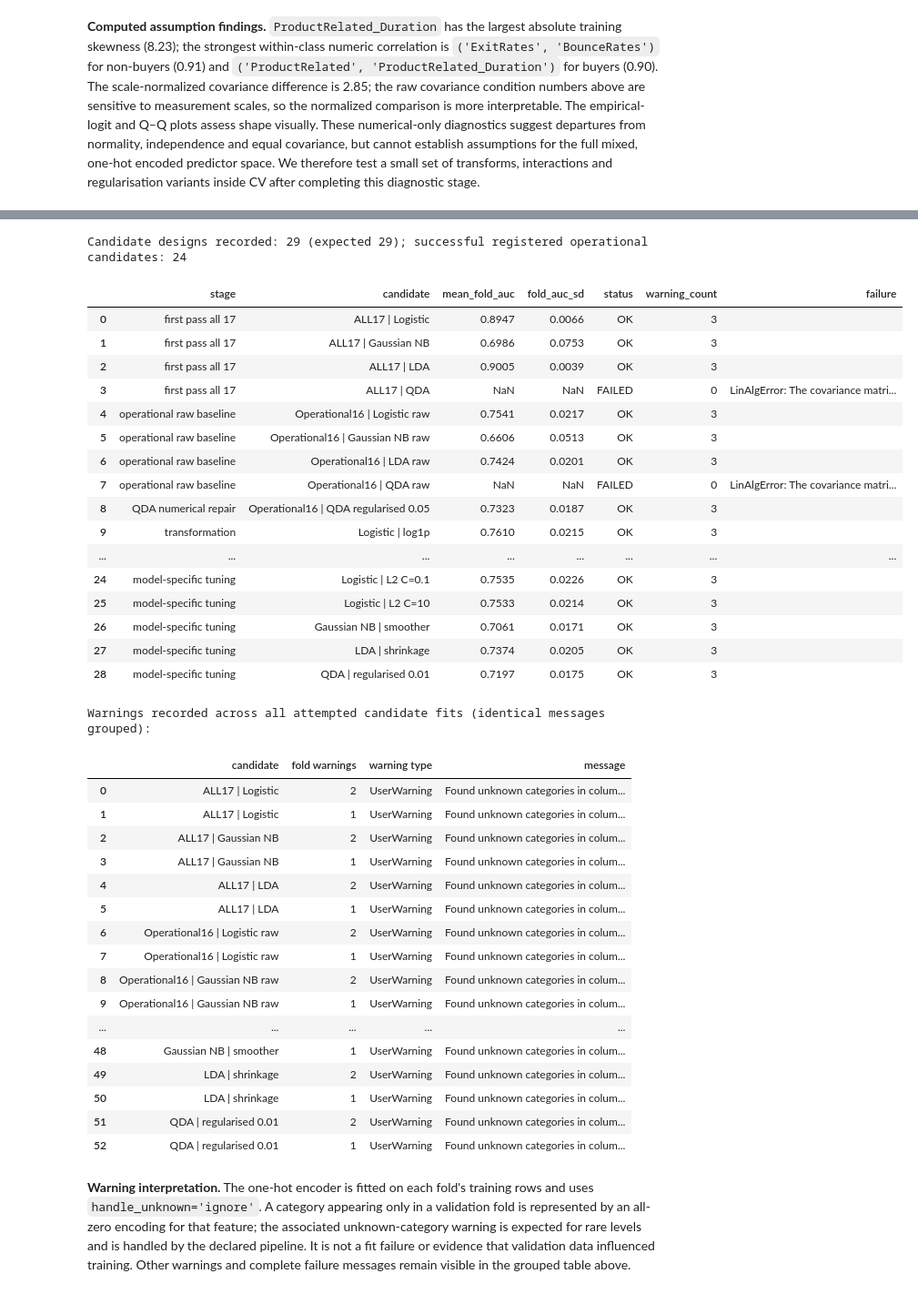
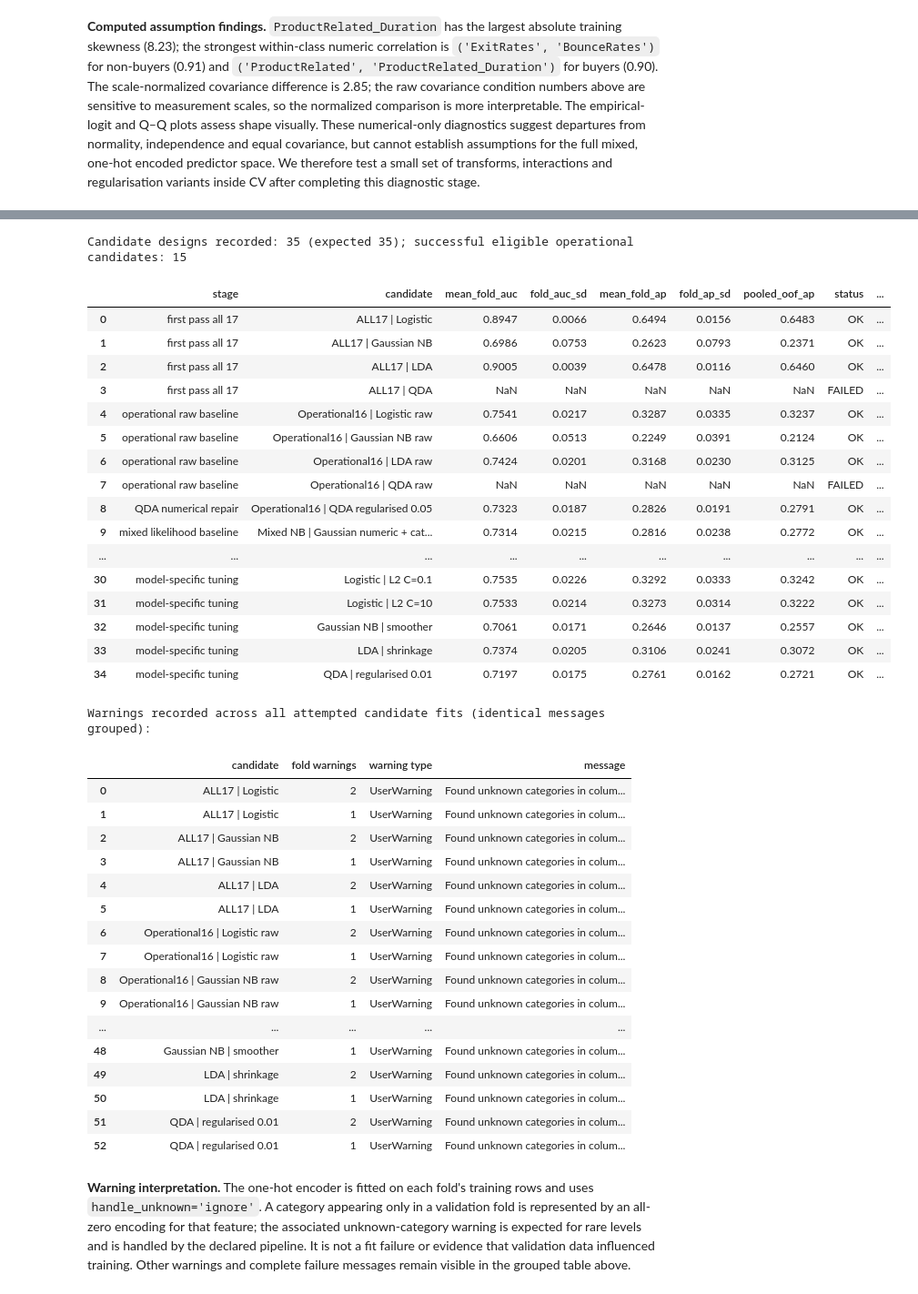
Before and after one commit to lyd-sg/dsa211, a Jupyter notebook: online_shoppers_revised.ipynb, the cells around one changed output, grey strips where cells are left out. Shown at 91% size. Saved outputs shown, nothing was run; the diff lists cells and outputs as text; code cells hidden in the pictures.

```diff
--- a/online_shoppers_revised.ipynb
+++ b/online_shoppers_revised.ipynb
@@ -397,7 +476,8 @@ for family,label in BASELINE_LABELS.items():
     if label not in RESULTS or 'oof' not in RESULTS[label]: continue
     prob=RESULTS[label]['oof']; rates=confusion_rates(ytr,prob,.5)
     baseline_rows.append({'family':family,'candidate':label,
-        'mean fold AUC':np.mean(RESULTS[label]['fold_auc']),'pooled OOF AUC':roc_auc_score(ytr,prob),
+        'mean fold AUC':np.mean(RESULTS[label]['fold_auc']),'fold AUC SD':np.std(RESULTS[label]['fold_auc'],ddof=1),'pooled OOF AUC':roc_auc_score(ytr,prob),
+        'mean fold AP':np.mean(RESULTS[label]['fold_ap']),'fold AP SD':np.std(RESULTS[label]['fold_ap'],ddof=1),'pooled OOF AP':average_precision_score(ytr,prob),
         'Brier':brier_score_loss(ytr,prob),'sensitivity @ .5':rates['sensitivity'],
         'specificity @ .5':rates['specificity'],**{k:rates[k] for k in ['TP','FP','FN','TN']}})
     fpr,tpr,_=roc_curve(ytr,prob); ax.plot(fpr,tpr,label=f'{family} (AUC={roc_auc_score(ytr,prob):.3f})')
@@ -547,50 +700,55 @@ Scale-normalized Frobenius difference between class covariance matrices: 2.851
 # %%
-CANDIDATES={name:label for name,label in BASELINE_LABELS.items()}
-if repair_row['status']=='OK': CANDIDATES['QDA (regularised)']=repair
+LEGACY_CANDIDATES={name:label for name,label in BASELINE_LABELS.items()}
+if repair_row['status']=='OK': LEGACY_CANDIDATES['QDA (regularised)']=repair
+CANDIDATES={}
 for transform in ['log1p','yeojohnson','quantile','zeroind']:
     for name in ['Logistic','Gaussian NB','LDA']:
         label=f'{name} | {transform}'
         row=evaluate(label,MODELS[name],SAFE,transform,stage='transformation')
-        if row['status']=='OK': CANDIDATES[label]=label
+        if row['status']=='OK': LEGACY_CANDIDATES[label]=label
 five=['ExitRates','ProductRelated_Duration','Month','TrafficType','VisitorType']
 for label,model,columns,transform,poly in [
     ('Logistic | raw interactions',MODELS['Logistic'],SAFE,'raw',True),
     ('Logistic | five original predictors',MODELS['Logistic'],five,'raw',False),
     ('LDA | yeojohnson interactions',MODELS['LDA'],SAFE,'yeojohnson',True)]:
     row=evaluate(label,model,columns,transform,poly,stage='nonlinearity or subset')
-    if row['status']=='OK': CANDIDATES[label]=label
+    if row['status']=='OK': LEGACY_CANDIDATES[label]=label
 for label,model,transform in [
     ('Logistic | L2 C=0.1',LogisticRegression(C=.1,max_iter=3000),'raw'),
     ('Logistic | L2 C=10',LogisticRegression(C=10,max_iter=3000),'raw'),
     ('Gaussian NB | smoother',GaussianNB(var_smoothing=1e-5),'raw'),
     ('LDA | shrinkage',LinearDiscriminantAnalysis(solver='lsqr',shrinkage='auto'),'raw'),
     ('QDA | regularised 0.01',QuadraticDiscriminantAnalysis(reg_param=.01),'raw')]:
     row=evaluate(label,model,SAFE,transform,stage='model-specific tuning')
-    if row['status']=='OK': CANDIDATES[label]=label
+    if row['status']=='OK': LEGACY_CANDIDATES[label]=label
 LED=pd.DataFrame(LEDGER)
-print(f'Candidate designs recorded: {len(LED)} (expected 29); successful registered operational candidates: {len(CANDIDATES)}')
-display(LED[['stage','candidate','mean_fold_auc','fold_auc_sd','status','warning_count','failure']].round(4))
+# Logistic supports one-hot categories; use only the mixed likelihood and numeric-only alternatives for NB/LDA/QDA.
+CANDIDATES={label:label for label in LEGACY_CANDIDATES.values()
+    if label.startswith('Operational16 | Logistic') or label.startswith('Logistic |')}
+for label in NEW_MODEL_CANDIDATES: CANDIDATES[label]=label
+print(f'Candidate designs recorded: {len(LED)} (expected 35); successful eligible operational candidates: {len(CANDIDATES)}')
+display(LED[['stage','candidate','mean_fold_auc','fold_auc_sd','mean_fold_ap','fold_ap_sd','pooled_oof_ap','status','warning_count','failure']].round(4))
 print('Warnings recorded across all attempted candidate fits (identical messages grouped):')
 display(warning_table())
 # %% [output]
-Candidate designs recorded: 29 (expected 29); successful registered operational candidates: 24
+Candidate designs recorded: 35 (expected 35); successful eligible operational candidates: 15
-|  | stage | candidate | mean_fold_auc | fold_auc_sd | status | warning_count | failure |
-| 0 | first pass all 17 | ALL17 | Logistic | 0.8947 | 0.0066 | OK | 3 |  |
-| 1 | first pass all 17 | ALL17 | Gaussian NB | 0.6986 | 0.0753 | OK | 3 |  |
-| 2 | first pass all 17 | ALL17 | LDA | 0.9005 | 0.0039 | OK | 3 |  |
-| 3 | first pass all 17 | ALL17 | QDA | NaN | NaN | FAILED | 0 | LinAlgError: The covariance matri... |
-| 4 | operational raw baseline | Operational16 | Logistic raw | 0.7541 | 0.0217 | OK | 3 |  |
-| 5 | operational raw baseline | Operational16 | Gaussian NB raw | 0.6606 | 0.0513 | OK | 3 |  |
-| 6 | operational raw baseline | Operational16 | LDA raw | 0.7424 | 0.0201 | OK | 3 |  |
-| 7 | operational raw baseline | Operational16 | QDA raw | NaN | NaN | FAILED | 0 | LinAlgError: The covariance matri... |
-| 8 | QDA numerical repair | Operational16 | QDA regularised 0.05 | 0.7323 | 0.0187 | OK | 3 |  |
-| 9 | transformation | Logistic | log1p | 0.7610 | 0.0215 | OK | 3 |  |
-| ... | ... | ... | ... | ... | ... | ... | ... |
-| 24 | model-specific tuning | Logistic | L2 C=0.1 | 0.7535 | 0.0226 | OK | 3 |  |
-| 25 | model-specific tuning | Logistic | L2 C=10 | 0.7533 | 0.0214 | OK | 3 |  |
-| 26 | model-specific tuning | Gaussian NB | smoother | 0.7061 | 0.0171 | OK | 3 |  |
-| 27 | model-specific tuning | LDA | shrinkage | 0.7374 | 0.0205 | OK | 3 |  |
-| 28 | model-specific tuning | QDA | regularised 0.01 | 0.7197 | 0.0175 | OK | 3 |  |
+|  | stage | candidate | mean_fold_auc | fold_auc_sd | mean_fold_ap | fold_ap_sd | pooled_oof_ap | status | ... |
+| 0 | first pass all 17 | ALL17 | Logistic | 0.8947 | 0.0066 | 0.6494 | 0.0156 | 0.6483 | OK | ... |
+| 1 | first pass all 17 | ALL17 | Gaussian NB | 0.6986 | 0.0753 | 0.2623 | 0.0793 | 0.2371 | OK | ... |
+| 2 | first pass all 17 | ALL17 | LDA | 0.9005 | 0.0039 | 0.6478 | 0.0116 | 0.6460 | OK | ... |
+| 3 | first pass all 17 | ALL17 | QDA | NaN | NaN | NaN | NaN | NaN | FAILED | ... |
+| 4 | operational raw baseline | Operational16 | Logistic raw | 0.7541 | 0.0217 | 0.3287 | 0.0335 | 0.3237 | OK | ... |
+| 5 | operational raw baseline | Operational16 | Gaussian NB raw | 0.6606 | 0.0513 | 0.2249 | 0.0391 | 0.2124 | OK | ... |
+| 6 | operational raw baseline | Operational16 | LDA raw | 0.7424 | 0.0201 | 0.3168 | 0.0230 | 0.3125 | OK | ... |
+| 7 | operational raw baseline | Operational16 | QDA raw | NaN | NaN | NaN | NaN | NaN | FAILED | ... |
+| 8 | QDA numerical repair | Operational16 | QDA regularised 0.05 | 0.7323 | 0.0187 | 0.2826 | 0.0191 | 0.2791 | OK | ... |
+| 9 | mixed likelihood baseline | Mixed NB | Gaussian numeric + cat... | 0.7314 | 0.0215 | 0.2816 | 0.0238 | 0.2772 | OK | ... |
+| ... | ... | ... | ... | ... | ... | ... | ... | ... | ... |
+| 30 | model-specific tuning | Logistic | L2 C=0.1 | 0.7535 | 0.0226 | 0.3292 | 0.0333 | 0.3242 | OK | ... |
+| 31 | model-specific tuning | Logistic | L2 C=10 | 0.7533 | 0.0214 | 0.3273 | 0.0314 | 0.3222 | OK | ... |
+| 32 | model-specific tuning | Gaussian NB | smoother | 0.7061 | 0.0171 | 0.2646 | 0.0137 | 0.2557 | OK | ... |
+| 33 | model-specific tuning | LDA | shrinkage | 0.7374 | 0.0205 | 0.3106 | 0.0241 | 0.3072 | OK | ... |
+| 34 | model-specific tuning | QDA | regularised 0.01 | 0.7197 | 0.0175 | 0.2761 | 0.0162 | 0.2721 | OK | ... |
 Warnings recorded across all attempted candidate fits (identical messages grouped):
 |  | candidate | fold warnings | warning type | message |
 | 0 | ALL17 | Logistic | 2 | UserWarning | Found unknown categories in colum... |
```
Also changed, not shown: parts of 25 cells of this notebook, 7 other files.
